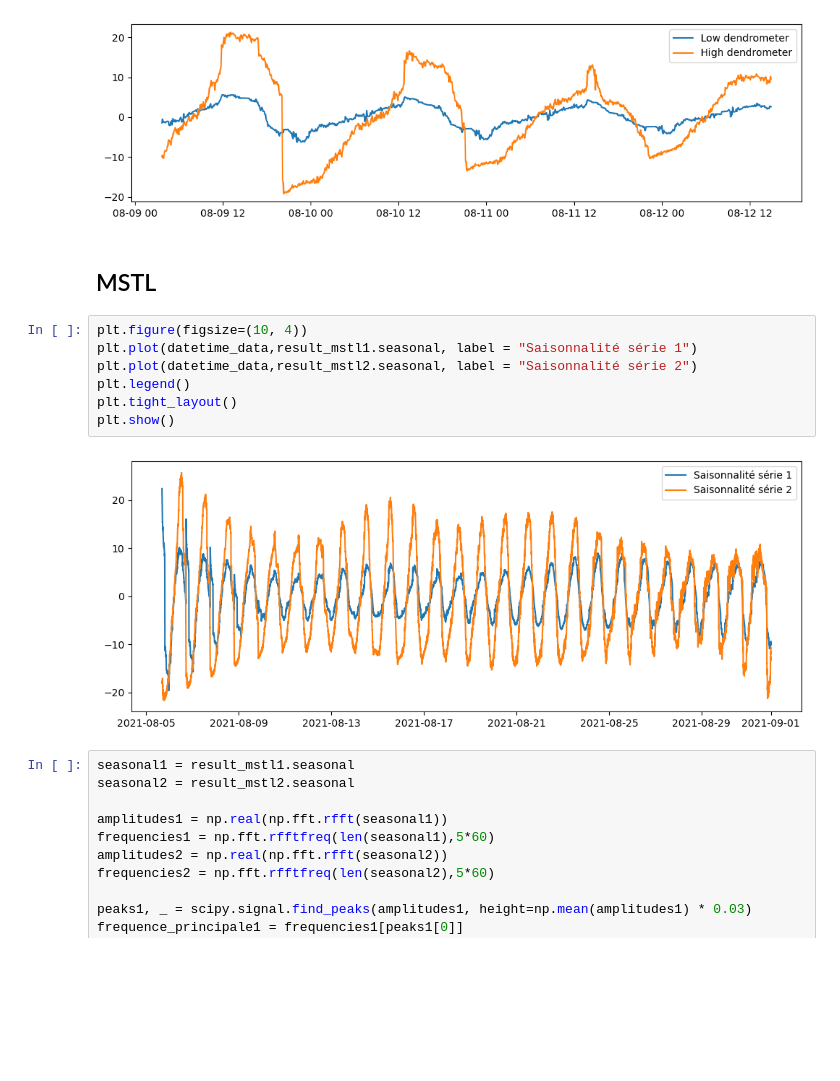
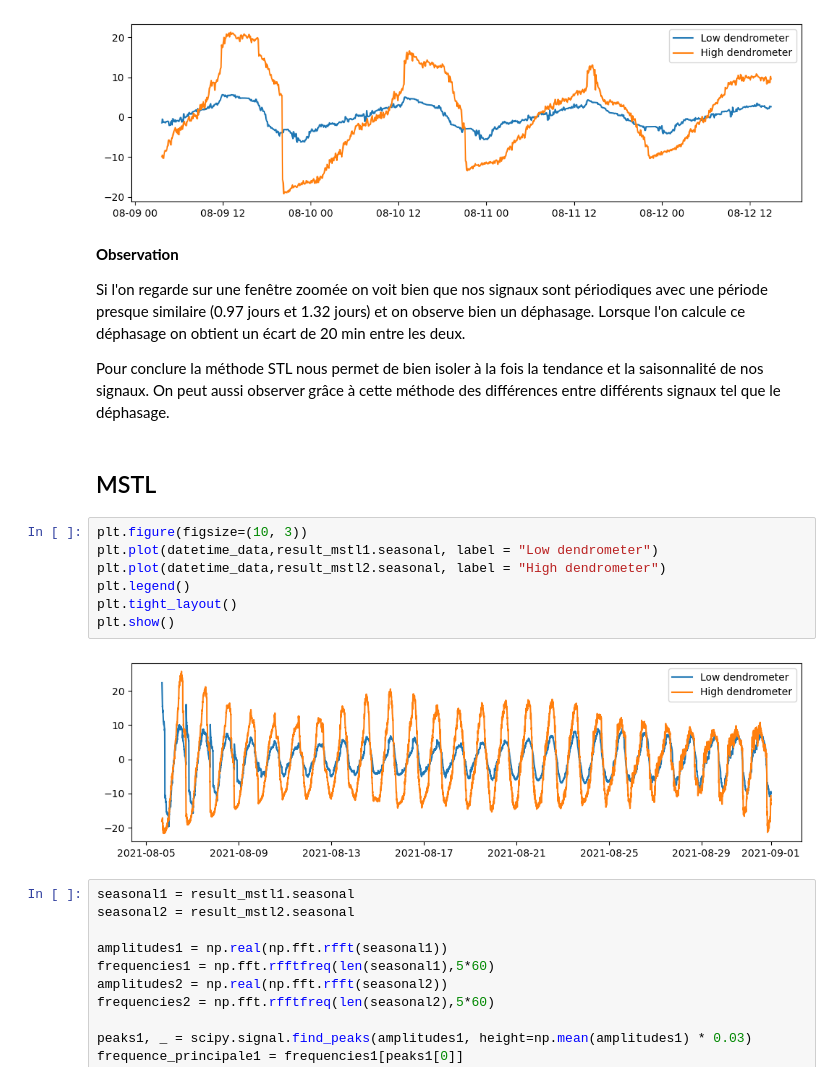
Before and after one commit to PiDchsn/Projet-RI, a Jupyter notebook: Correlation_signaux.ipynb, the cells around one changed output. Saved outputs shown, nothing was run; the diff lists cells and outputs as text; blank space fills up the shorter version.

```diff
--- a/Correlation_signaux.ipynb
+++ b/Correlation_signaux.ipynb
@@ -540,17 +640,23 @@ plt.show()
 # %% [output]
 Déphasage : -20.0 min
 [figure]
+# %% [markdown]
+**Observation**
+
+Si l'on regarde sur une fenêtre zoomée on voit bien que nos signaux sont périodiques avec une période presque similaire (0.97 jours et 1.32 jours) et on observe bien un déphasage. Lorsque l'on calcule ce déphasage on obtient un écart de 20 min entre les deux.
+
+Pour conclure la méthode STL nous permet de bien isoler à la fois la tendance et la saisonnalité de nos signaux. On peut aussi observer grâce à cette méthode des différences entre différents signaux tel que le déphasage.
 # %% [markdown]
 ## MSTL
 # %%
-plt.figure(figsize=(10, 4))
-plt.plot(datetime_data,result_mstl1.seasonal, label = "Saisonnalité série 1")
-plt.plot(datetime_data,result_mstl2.seasonal, label = "Saisonnalité série 2")
+plt.figure(figsize=(10, 3))
+plt.plot(datetime_data,result_mstl1.seasonal, label = "Low dendrometer")
+plt.plot(datetime_data,result_mstl2.seasonal, label = "High dendrometer")
 plt.legend()
 plt.tight_layout()
 plt.show()
 # %% [output]
-[figure, old version]
+[figure, new version]
 # %%
 seasonal1 = result_mstl1.seasonal
 seasonal2 = result_mstl2.seasonal
```
Also changed, not shown: parts of 35 cells of this notebook.
